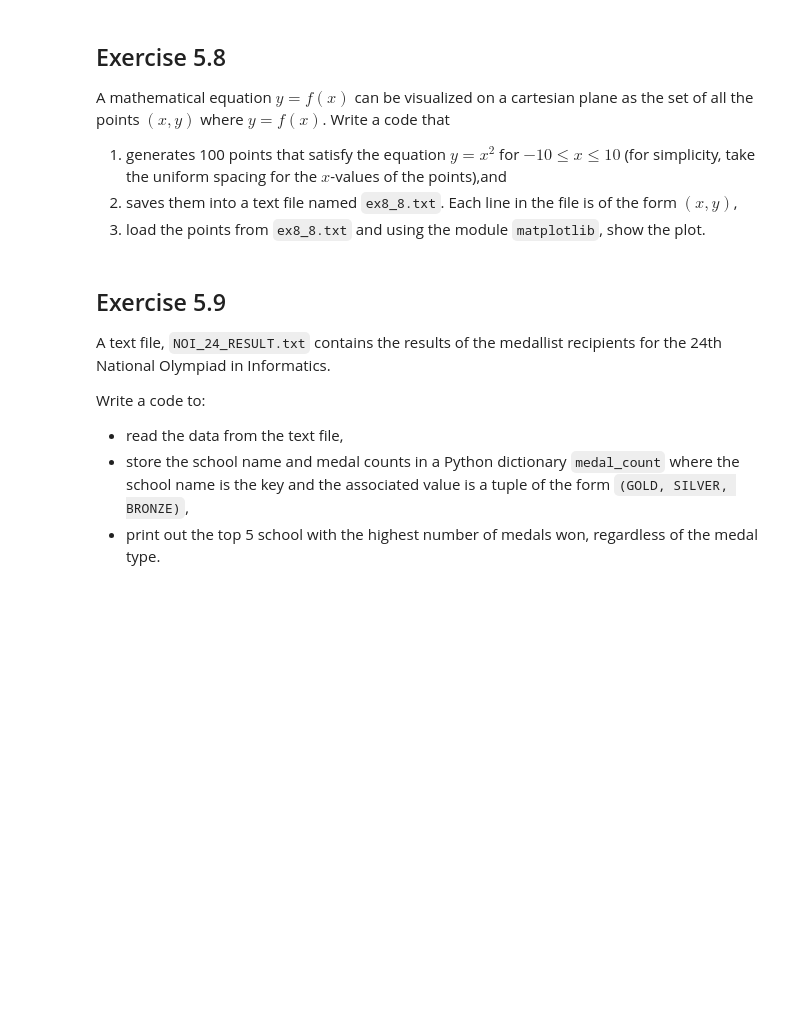
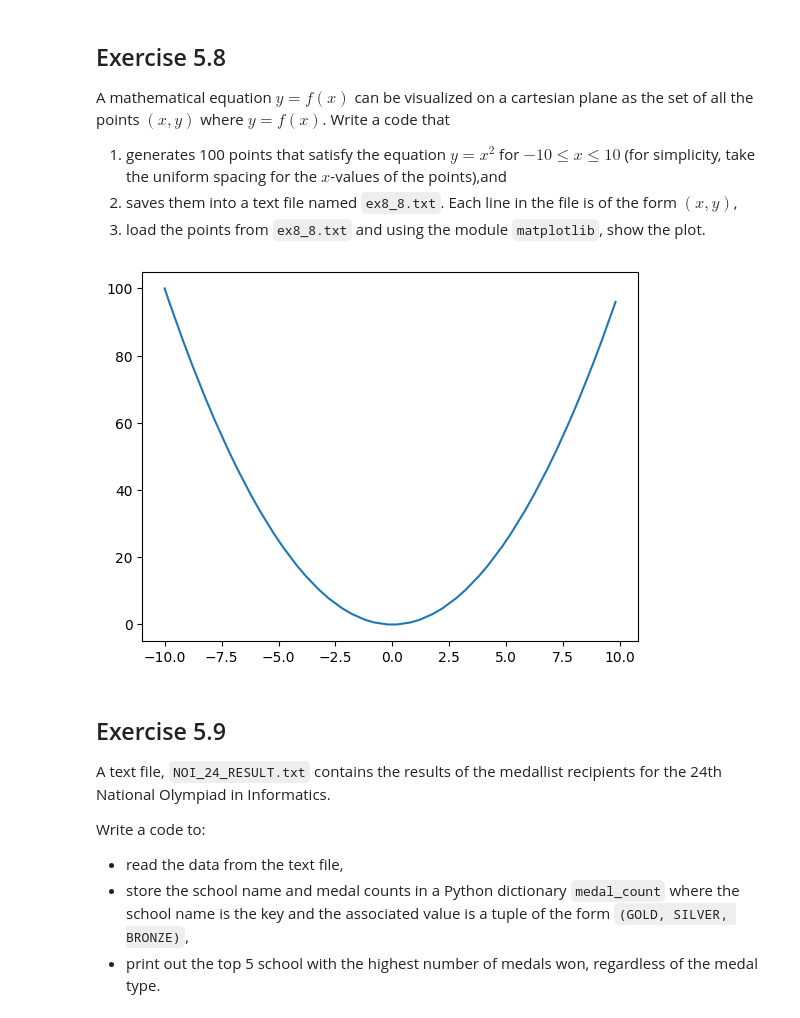
Before and after one commit to Winterealics/Materials, a Jupyter notebook: Exercises/Exercise_05_File_IO.ipynb, the cells around one changed output. Cells and saved outputs as stored; diff of their text form; code cells hidden in the pictures; blank space fills up the shorter version.

Commit message:
fileIO exercise 11/4

```diff
--- a/Exercises/Exercise_05_File_IO.ipynb
+++ b/Exercises/Exercise_05_File_IO.ipynb
@@ -126,0 +172,26 @@ Write a function that uses the above file to test if a given positive integer be
+# %%
+#Exercise 5.7
+import math
+
+with open('./resources/primes1000000.txt', 'r') as f:
+    read = f.readlines()
+    primesList = [int(c.strip()) for c in read]
+
+def primeCheck(n):
+
+    if n < 1000000:
+        return n in primesList
+
+    else:
+        i = 0
+
+        while primesList[i] <= math.sqrt(n):
+
+            if n % primesList[i] == 0:
+                return False
+
+            i += 1
+
+        return True
+
+primeCheck(1000033)
@@ -137,3 +208,22 @@ A mathematical equation $y=f(x)$ can be visualized on a cartesian plane as the s
+# %%
+#Exercise 5.8
+import matplotlib.pyplot as plt
+
+toWrite = [str((round(-10 + x * 0.2, 1), round((-10 + x * 0.2) ** 2, 1))) + '\n' for x in range(0, 100)]
+
+with open('./resources/ex8_8.txt', 'w') as f:
+    f.writelines(toWrite)
+
+with open('./resources/ex8_8.txt', 'r') as f:
+    reader = f.readlines()
+    pointsList = [eval(c.strip()) for c in reader]
+    xList = [c[0] for c in pointsList]
+    yList = [c[1] for c in pointsList]
+
+plt.plot(xList, yList)
+plt.show()
+# %% [output]
+[figure, added]
 # %% [markdown]
 ## Exercise 5.9
 
```
Also changed, not shown: parts of 6 cells of this notebook, 1 other file.
